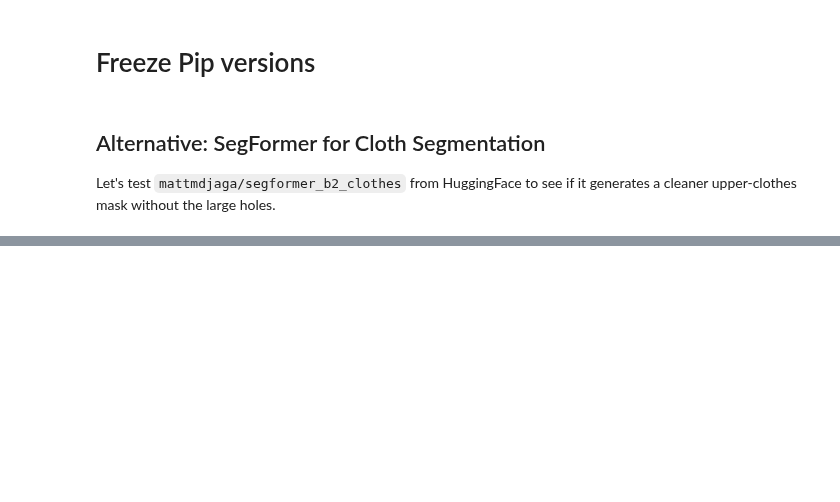
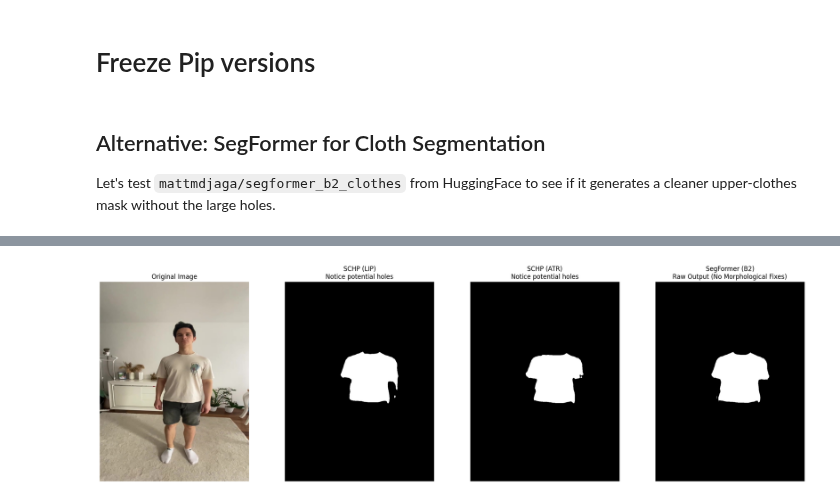
Before and after one commit to Eikthyrnir/CatVTON_3DGS, a Jupyter notebook: CatVTON_sandbox.ipynb, the cells around one changed output, grey strips where cells are left out. Drawn from its saved outputs; the diff is of its cells as text; code cells hidden in the pictures; blank space fills up the shorter version.

```diff
--- a/CatVTON_sandbox.ipynb
+++ b/CatVTON_sandbox.ipynb
@@ -1243,0 +1243,39 @@ Loading SegFormer for clothing segmentation...
+# %%
+import numpy as np
+import matplotlib.pyplot as plt
+from PIL import Image
+
+# Ensure we have the latest SCHP masks for the same front_person_img
+front_automasker_res = automasker(front_person_img)
+schp_lip_front = np.array(front_automasker_res['schp_lip'])
+schp_atr_front = np.array(front_automasker_res['schp_atr'])
+
+# Extract Upper-clothes from SCHP
+lip_upper_front = (schp_lip_front == 5).astype(np.uint8) * 255
+atr_upper_front = (schp_atr_front == 4).astype(np.uint8) * 255
+
+# upper_mask is already the SegFormer mask from the previous cell
+
+# Plot them side-by-side
+fig, axs = plt.subplots(1, 4, figsize=(20, 6))
+
+axs[0].imshow(front_person_img)
+axs[0].set_title("Original Image")
+axs[0].axis('off')
+
+axs[1].imshow(lip_upper_front, cmap='gray')
+axs[1].set_title("SCHP (LIP)\nNotice potential holes")
+axs[1].axis('off')
+
+axs[2].imshow(atr_upper_front, cmap='gray')
+axs[2].set_title("SCHP (ATR)\nNotice potential holes")
+axs[2].axis('off')
+
+axs[3].imshow(upper_mask, cmap='gray')
+axs[3].set_title("SegFormer (B2)\nRaw Output (No Morphological Fixes)")
+axs[3].axis('off')
+
+plt.tight_layout()
+plt.show()
+# %% [output]
+[figure, added]
```
Also changed, not shown: parts of 4 cells of this notebook.
